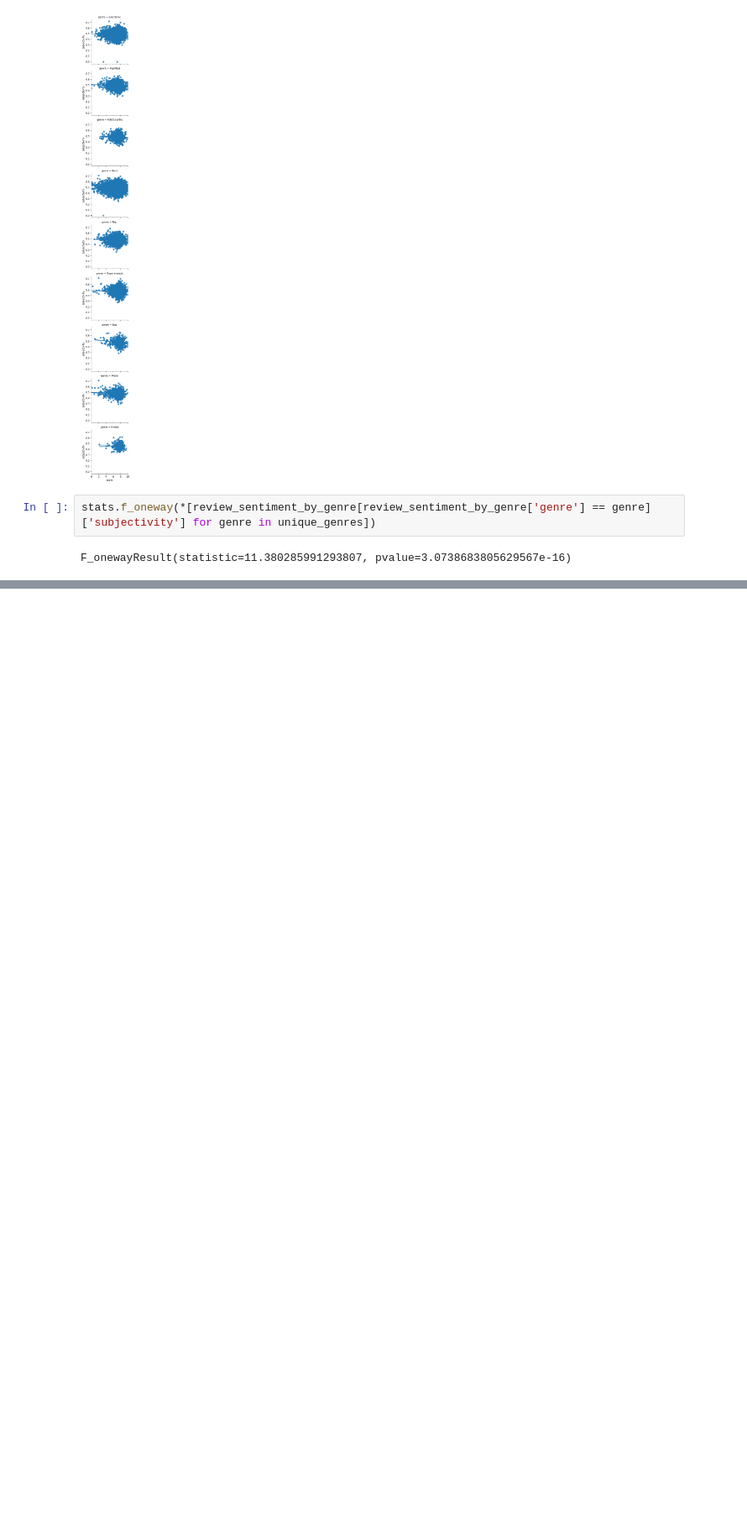
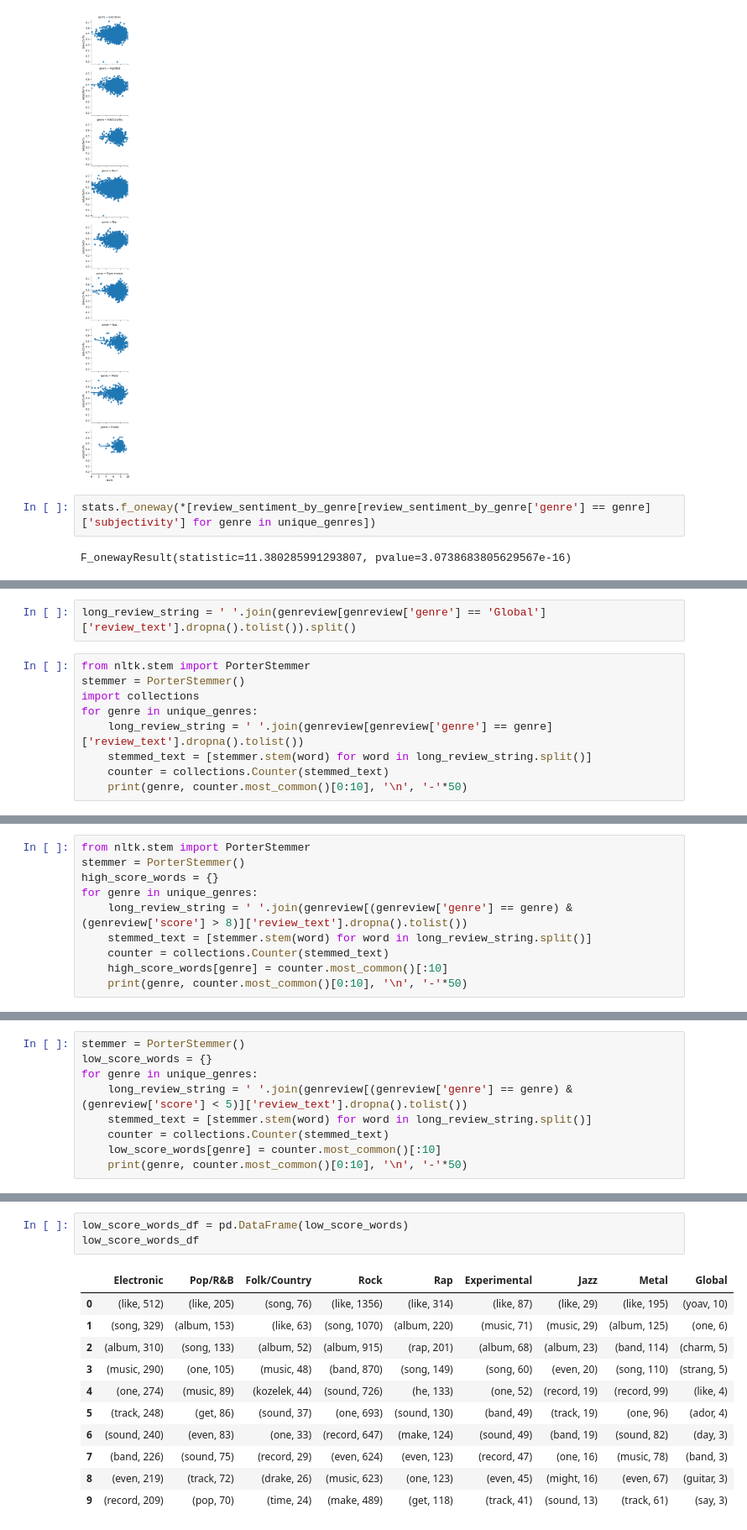
Before and after one commit to nickdevin/pitchfork, a Jupyter notebook: pitchfork.ipynb, the cells around one changed output, grey strips where cells are left out. Shown at 84% size. Saved outputs shown, nothing was run; the diff lists cells and outputs as text; blank space fills up the shorter version.

```diff
--- a/pitchfork.ipynb
+++ b/pitchfork.ipynb
@@ -689,0 +791,11 @@ F_onewayResult(statistic=11.380285991293807, pvalue=3.0738683805629567e-16)
+# %%
+long_review_string = ' '.join(genreview[genreview['genre'] == 'Global']['review_text'].dropna().tolist()).split()
+# %%
+from nltk.stem import PorterStemmer
+stemmer = PorterStemmer()
+import collections
+for genre in unique_genres:
+    long_review_string = ' '.join(genreview[genreview['genre'] == genre]['review_text'].dropna().tolist())
+    stemmed_text = [stemmer.stem(word) for word in long_review_string.split()]
+    counter = collections.Counter(stemmed_text)
+    print(genre, counter.most_common()[0:10], '\n', '-'*50)
@@ -689,0 +821,10 @@ F_onewayResult(statistic=11.380285991293807, pvalue=3.0738683805629567e-16)
+# %%
+from nltk.stem import PorterStemmer
+stemmer = PorterStemmer()
+high_score_words = {}
+for genre in unique_genres:
+    long_review_string = ' '.join(genreview[(genreview['genre'] == genre) & (genreview['score'] > 8)]['review_text'].dropna().tolist())
+    stemmed_text = [stemmer.stem(word) for word in long_review_string.split()]
+    counter = collections.Counter(stemmed_text)
+    high_score_words[genre] = counter.most_common()[:10]
+    print(genre, counter.most_common()[0:10], '\n', '-'*50)
@@ -689,0 +850,9 @@ F_onewayResult(statistic=11.380285991293807, pvalue=3.0738683805629567e-16)
+# %%
+stemmer = PorterStemmer()
+low_score_words = {}
+for genre in unique_genres:
+    long_review_string = ' '.join(genreview[(genreview['genre'] == genre) & (genreview['score'] < 5)]['review_text'].dropna().tolist())
+    stemmed_text = [stemmer.stem(word) for word in long_review_string.split()]
+    counter = collections.Counter(stemmed_text)
+    low_score_words[genre] = counter.most_common()[:10]
+    print(genre, counter.most_common()[0:10], '\n', '-'*50)
@@ -689,0 +878,15 @@ F_onewayResult(statistic=11.380285991293807, pvalue=3.0738683805629567e-16)
+# %%
+low_score_words_df = pd.DataFrame(low_score_words)
+low_score_words_df
+# %% [output]
+|  | Electronic | Pop/R&B | Folk/Country | Rock | Rap | Experimental | Jazz | Metal | Global |
+| 0 | (like, 512) | (like, 205) | (song, 76) | (like, 1356) | (like, 314) | (like, 87) | (like, 29) | (like, 195) | (yoav, 10) |
+| 1 | (song, 329) | (album, 153) | (like, 63) | (song, 1070) | (album, 220) | (music, 71) | (music, 29) | (album, 125) | (one, 6) |
+| 2 | (album, 310) | (song, 133) | (album, 52) | (album, 915) | (rap, 201) | (album, 68) | (album, 23) | (band, 114) | (charm, 5) |
+| 3 | (music, 290) | (one, 105) | (music, 48) | (band, 870) | (song, 149) | (song, 60) | (even, 20) | (song, 110) | (strang, 5) |
+| 4 | (one, 274) | (music, 89) | (kozelek, 44) | (sound, 726) | (he, 133) | (one, 52) | (record, 19) | (record, 99) | (like, 4) |
+| 5 | (track, 248) | (get, 86) | (sound, 37) | (one, 693) | (sound, 130) | (band, 49) | (track, 19) | (one, 96) | (ador, 4) |
+| 6 | (sound, 240) | (even, 83) | (one, 33) | (record, 647) | (make, 124) | (sound, 49) | (band, 19) | (sound, 82) | (day, 3) |
+| 7 | (band, 226) | (sound, 75) | (record, 29) | (even, 624) | (even, 123) | (record, 47) | (one, 16) | (music, 78) | (band, 3) |
+| 8 | (even, 219) | (track, 72) | (drake, 26) | (music, 623) | (one, 123) | (even, 45) | (might, 16) | (even, 67) | (guitar, 3) |
+| 9 | (record, 209) | (pop, 70) | (time, 24) | (make, 489) | (get, 118) | (track, 41) | (sound, 13) | (track, 61) | (say, 3) |
```
Also changed, not shown: parts of 41 cells of this notebook.
